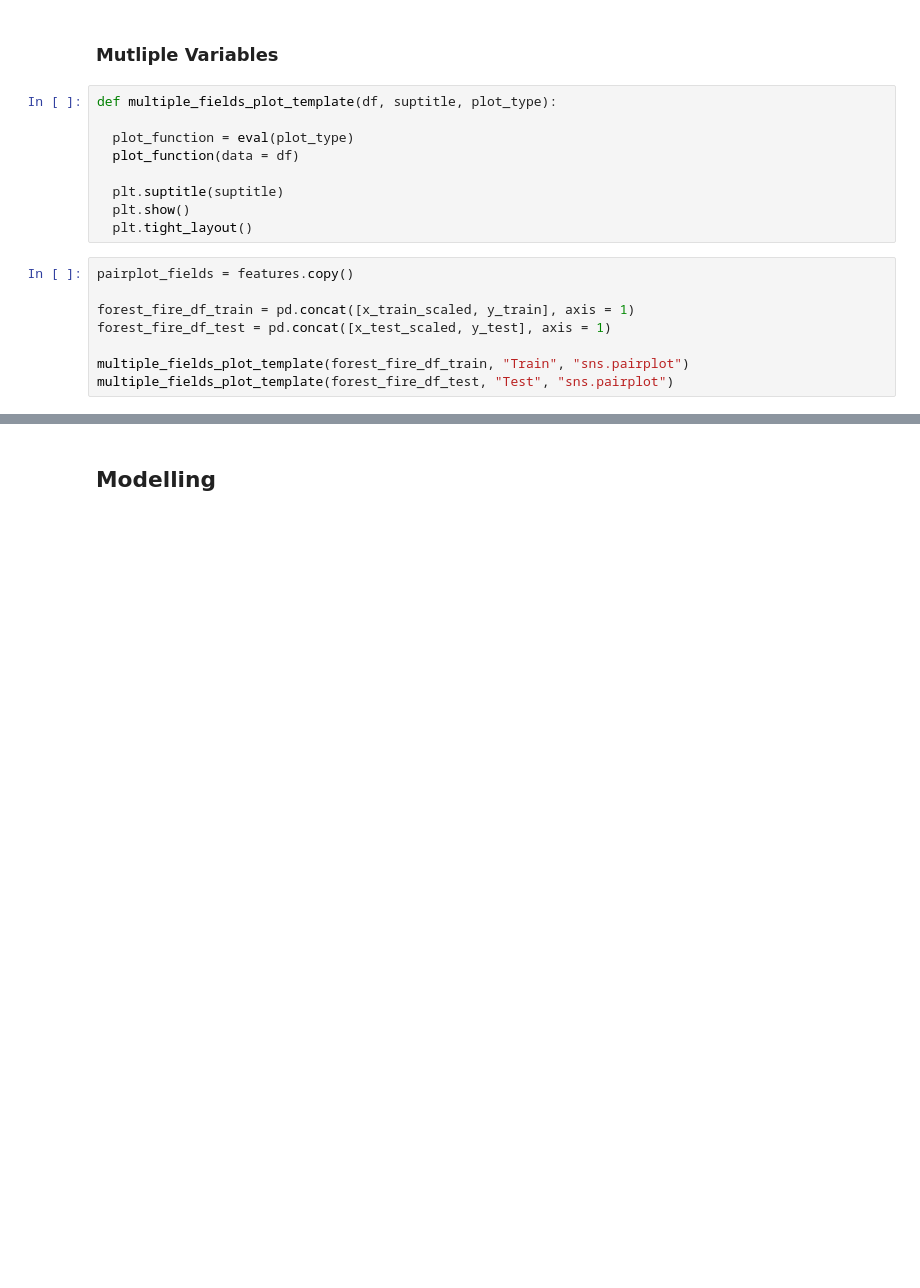
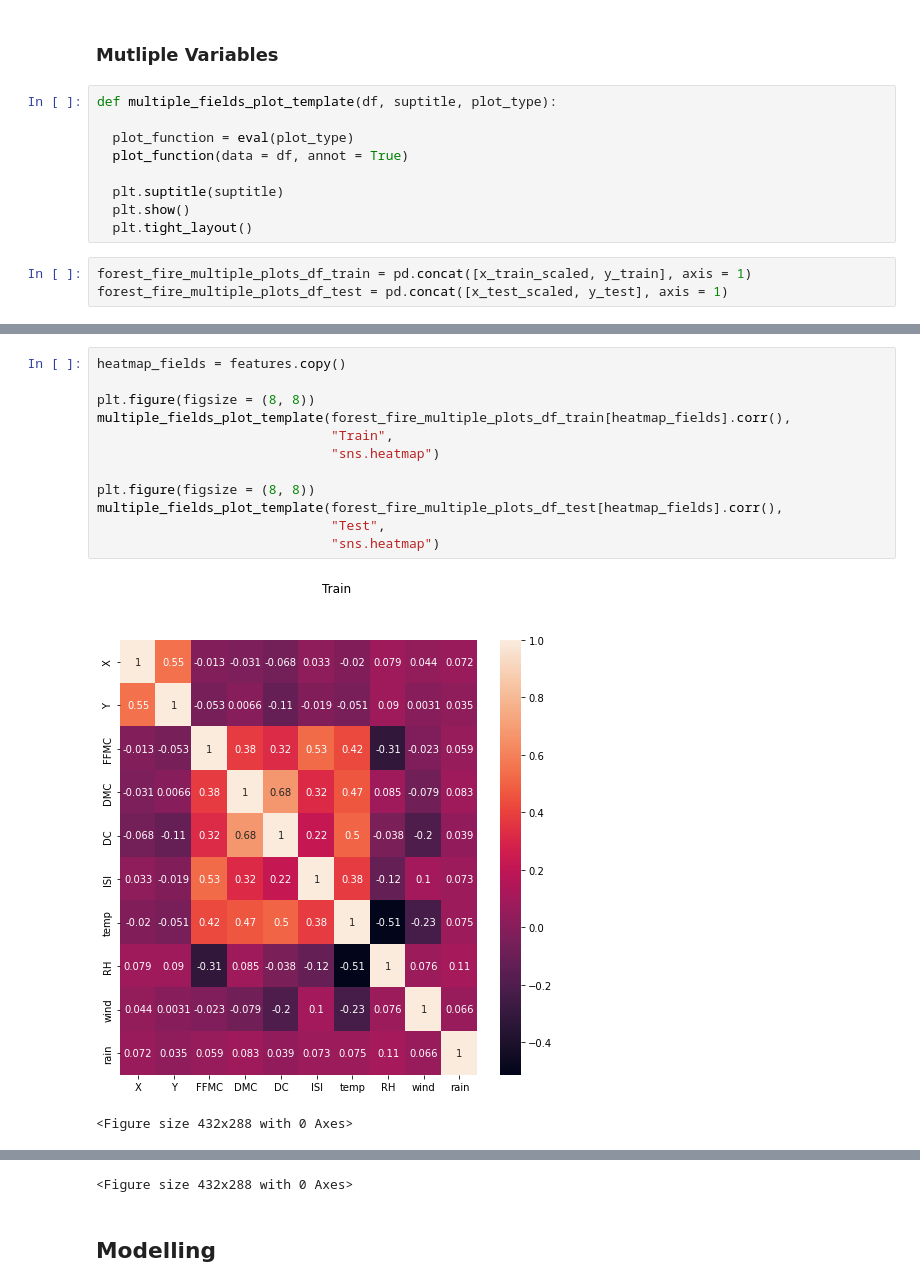
Before and after one commit to MaxZx3000/Forest-Fire, a Jupyter notebook: Final_Project_Forest_Fire_Classifier_(Anthony_Kevin_Oktavius).ipynb, the cells around one changed output, grey strips where cells are left out. Drawn from its saved outputs; the diff is of its cells as text; blank space fills up the shorter version.

Commit message:
Added Heatmap Plot Code.

```diff
--- a/Final_Project_Forest_Fire_Classifier_(Anthony_Kevin_Oktavius).ipynb
+++ b/Final_Project_Forest_Fire_Classifier_(Anthony_Kevin_Oktavius).ipynb
@@ -400,16 +400,11 @@ single_plot_template(df = x_test_scaled,
 def multiple_fields_plot_template(df, suptitle, plot_type):
 
   plot_function = eval(plot_type)
-  plot_function(data = df)
+  plot_function(data = df, annot = True)
 
   plt.suptitle(suptitle)
   plt.show()
   plt.tight_layout()
 # %%
-pairplot_fields = features.copy()
-
-forest_fire_df_train = pd.concat([x_train_scaled, y_train], axis = 1)
-forest_fire_df_test = pd.concat([x_test_scaled, y_test], axis = 1)
-
-multiple_fields_plot_template(forest_fire_df_train, "Train", "sns.pairplot")
-multiple_fields_plot_template(forest_fire_df_test, "Test", "sns.pairplot")
+forest_fire_multiple_plots_df_train = pd.concat([x_train_scaled, y_train], axis = 1)
+forest_fire_multiple_plots_df_test = pd.concat([x_test_scaled, y_test], axis = 1)
@@ -437,0 +443,15 @@ multiple_fields_plot_template(forest_fire_df_test, "Test", "sns.pairplot")
+# %%
+heatmap_fields = features.copy()
+
+plt.figure(figsize = (8, 8))
+multiple_fields_plot_template(forest_fire_multiple_plots_df_train[heatmap_fields].corr(),
+                              "Train",
+                              "sns.heatmap")
+
+plt.figure(figsize = (8, 8))
+multiple_fields_plot_template(forest_fire_multiple_plots_df_test[heatmap_fields].corr(),
+                              "Test",
+                              "sns.heatmap")
+# %% [output]
+[figure, added]
+<Figure size 432x288 with 0 Axes>
@@ -438,2 +459,3 @@ multiple_fields_plot_template(forest_fire_df_test, "Test", "sns.pairplot")
+<Figure size 432x288 with 0 Axes>
 # %% [markdown]
 ## Modelling
```
Also changed, not shown: parts of 3 cells of this notebook.
